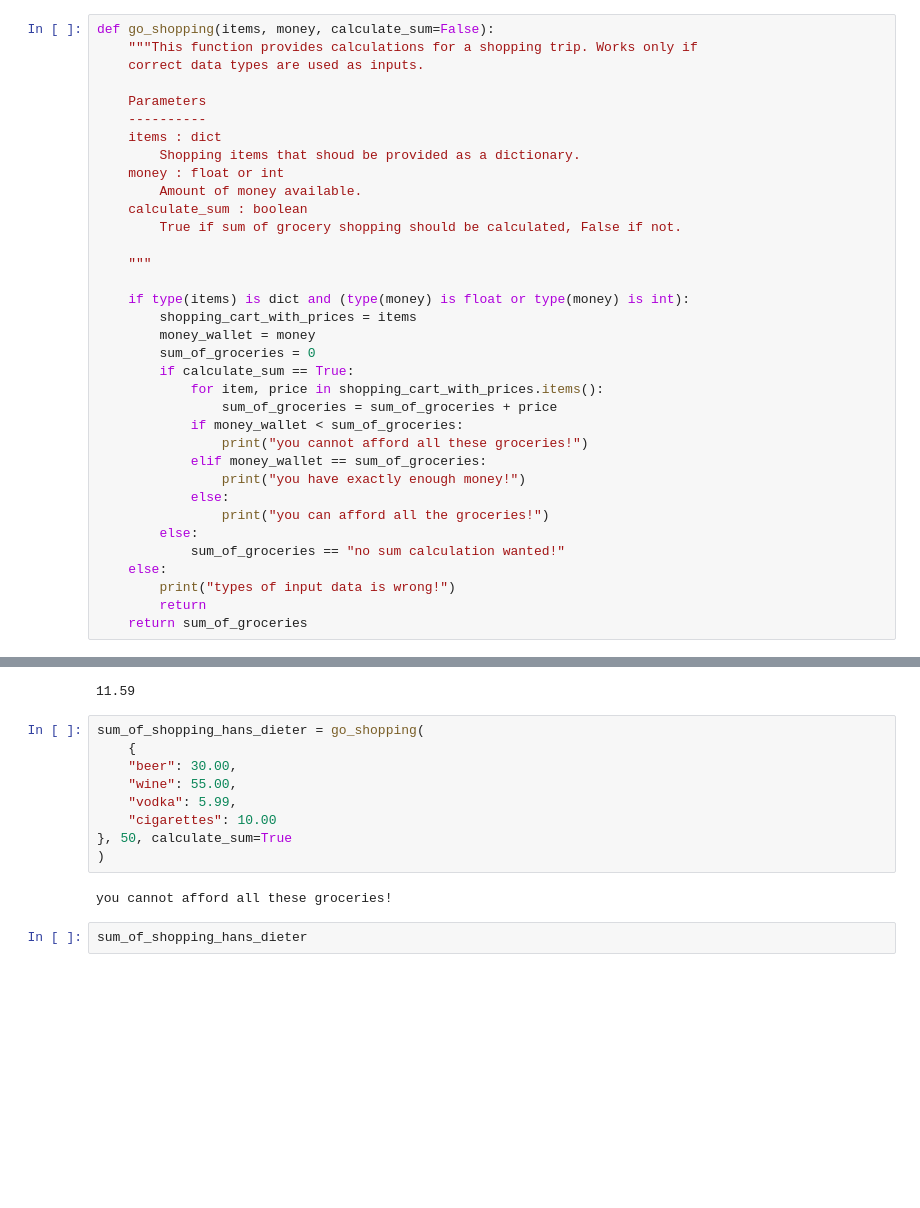
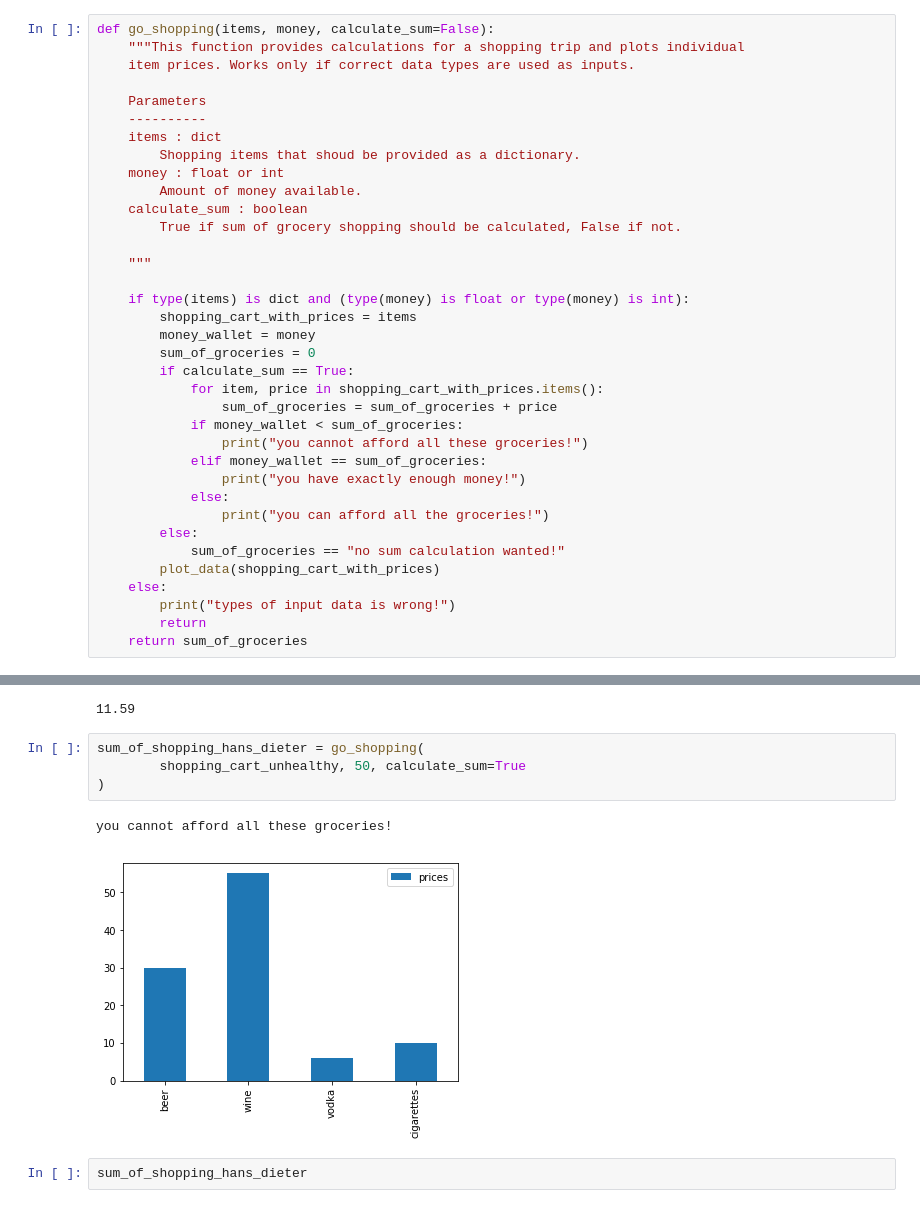
Before and after one commit to InformationSystemsFreiburg/python-webscraping-workshop, a Jupyter notebook: notebooks/basic ideas.ipynb, the cells around one changed output, grey strips where cells are left out. Cells and saved outputs as stored; diff of their text form; blank space fills up the shorter version.

```diff
--- a/notebooks/basic ideas.ipynb
+++ b/notebooks/basic ideas.ipynb
@@ -253,7 +294,7 @@ you can afford all the groceries!
 # %%
 def go_shopping(items, money, calculate_sum=False):
-    """This function provides calculations for a shopping trip. Works only if
-    correct data types are used as inputs.
+    """This function provides calculations for a shopping trip and plots individual
+    item prices. Works only if correct data types are used as inputs.
 
     Parameters
     ----------
@@ -281,6 +322,7 @@ def go_shopping(items, money, calculate_sum=False):
                 print("you can afford all the groceries!")
         else:
             sum_of_groceries == "no sum calculation wanted!"
+        plot_data(shopping_cart_with_prices)
     else:
         print("types of input data is wrong!")
         return
@@ -323,17 +367,13 @@ you can afford all the groceries!
 sum_of_shopping_markus
 # %% [output]
 11.59
-# %%
-sum_of_shopping_hans_dieter = go_shopping(
-    {
-    "beer": 30.00,
-    "wine": 55.00,
-    "vodka": 5.99,
-    "cigarettes": 10.00
-}, 50, calculate_sum=True
-)
-# %% [output]
-you cannot afford all these groceries!
+# %%
+sum_of_shopping_hans_dieter = go_shopping(
+        shopping_cart_unhealthy, 50, calculate_sum=True
+)
+# %% [output]
+you cannot afford all these groceries!
+[figure, added]
 # %%
 sum_of_shopping_hans_dieter
 # %% [output]
```
Also changed, not shown: parts of 20 cells of this notebook.
